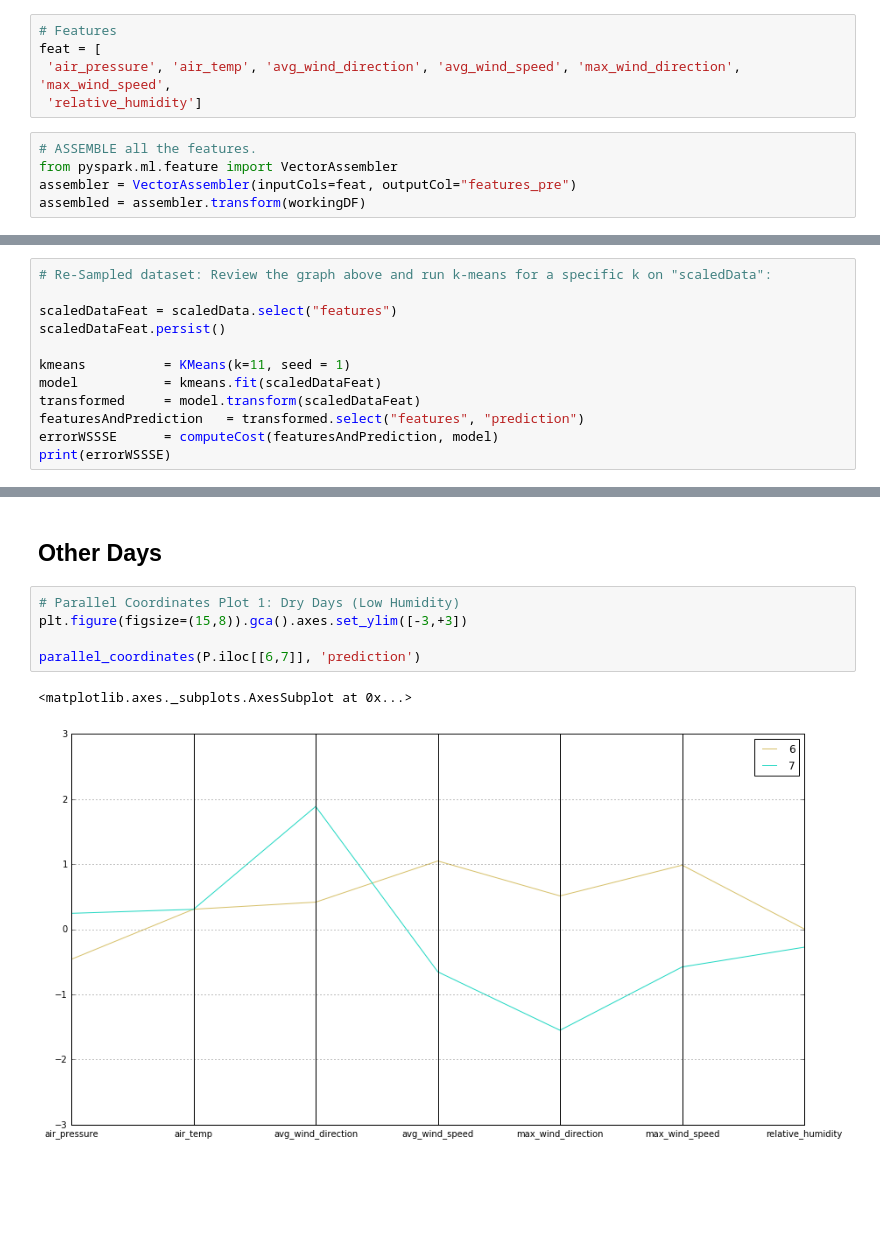
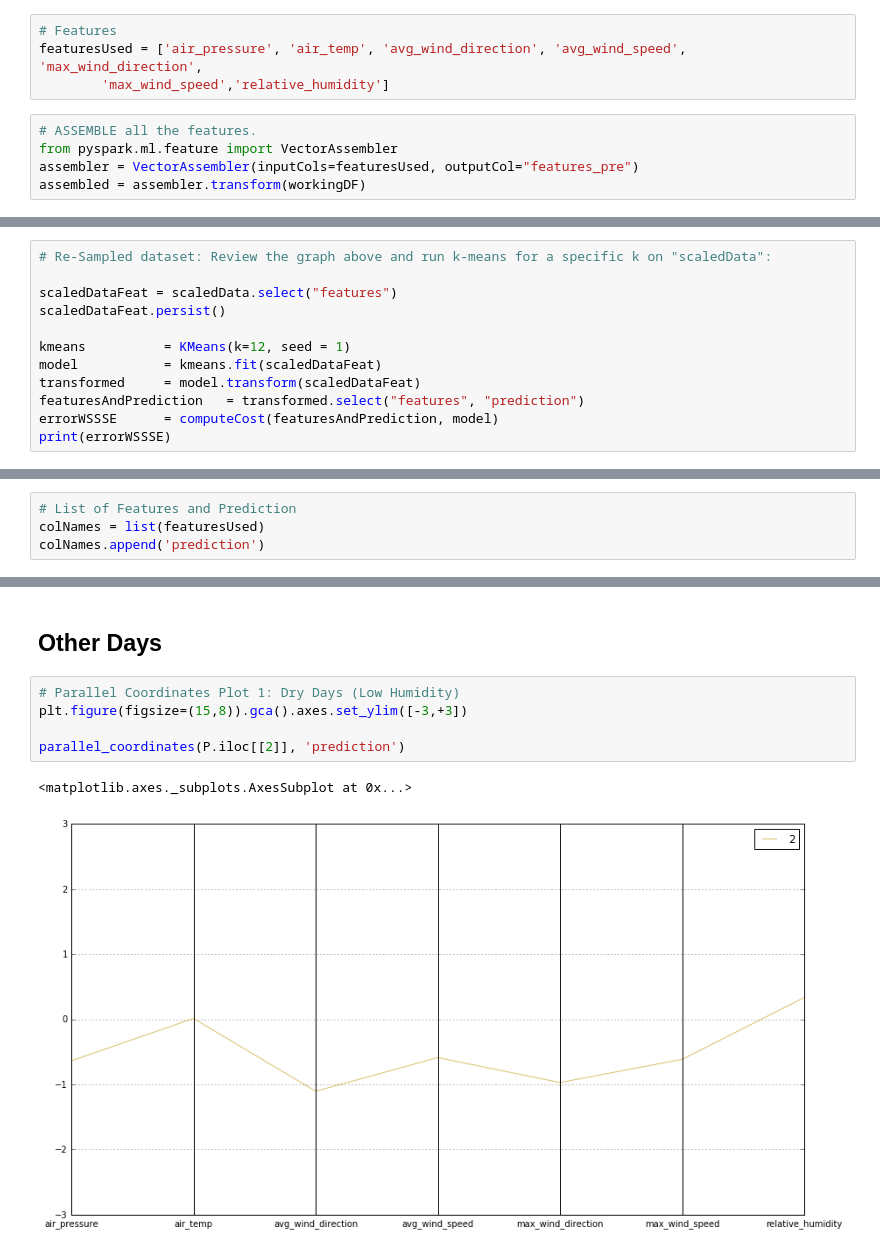
Before and after one commit to words-sdsc/courseraDataSimulation, a Jupyter notebook: course4-ML/Spark - Clustering.ipynb, the cells around one changed output, grey strips where cells are left out. Drawn from its saved outputs; the diff is of its cells as text; blank space fills up the shorter version.

```diff
--- a/course4-ML/Spark - Clustering.ipynb
+++ b/course4-ML/Spark - Clustering.ipynb
@@ -95,13 +96,12 @@ workingDF.describe().toPandas().transpose()
 | relative_humidity | 158680 | 47.59692021678852 | 26.20783114367006 | 0.9 | 93.0 |
 # %%
 # Features
-feat = [
- 'air_pressure', 'air_temp', 'avg_wind_direction', 'avg_wind_speed', 'max_wind_direction', 'max_wind_speed',
- 'relative_humidity']
+featuresUsed = ['air_pressure', 'air_temp', 'avg_wind_direction', 'avg_wind_speed', 'max_wind_direction',
+        'max_wind_speed','relative_humidity']
 # %%
 # ASSEMBLE all the features.
 from pyspark.ml.feature import VectorAssembler
-assembler = VectorAssembler(inputCols=feat, outputCol="features_pre")
+assembler = VectorAssembler(inputCols=featuresUsed, outputCol="features_pre")
 assembled = assembler.transform(workingDF)
 # %%
 # SCALE the dataset.
@@ -177,7 +178,7 @@ wssseDF.plot(y='WSSSE', x='k', figsize=(15,10), grid=True, marker='o')
 scaledDataFeat = scaledData.select("features")
 scaledDataFeat.persist()
 
-kmeans			= KMeans(k=11, seed = 1)
+kmeans			= KMeans(k=12, seed = 1)
 model			= kmeans.fit(scaledDataFeat)
 transformed		= model.transform(scaledDataFeat)
 featuresAndPrediction	= transformed.select("features", "prediction")
@@ -214,3 +213,7 @@ colNames = ['air_pressure','air_temp','avg_wind_direction','avg_wind_speed',
+# %%
+# List of Features and Prediction
+colNames = list(featuresUsed)
+colNames.append('prediction')
 # %%
 # Get the cluster centers
 C = model.clusterCenters()
@@ -270,8 +274,8 @@ parallel_coordinates(P[(P['relative_humidity']>0.5) & (P['air_temp']< 0.5)], 'pr
 # %%
 # Parallel Coordinates Plot 1: Dry Days (Low Humidity)
 plt.figure(figsize=(15,8)).gca().axes.set_ylim([-3,+3])
 
-parallel_coordinates(P.iloc[[6,7]], 'prediction')
+parallel_coordinates(P.iloc[[2]], 'prediction')
 # %% [output]
 <matplotlib.axes._subplots.AxesSubplot at 0x...>
-[figure, old version]
+[figure, new version]
```
Also changed, not shown: parts of 14 cells of this notebook.
